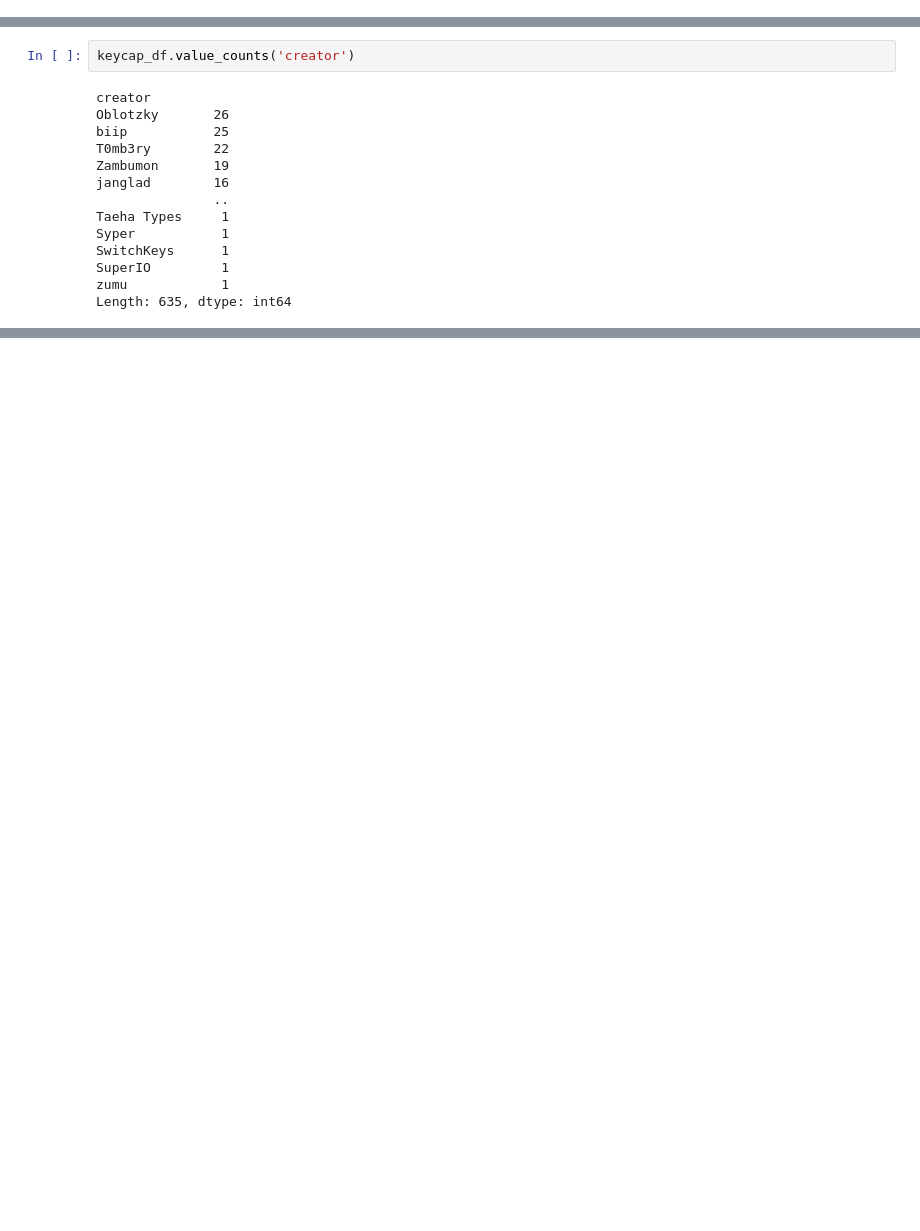
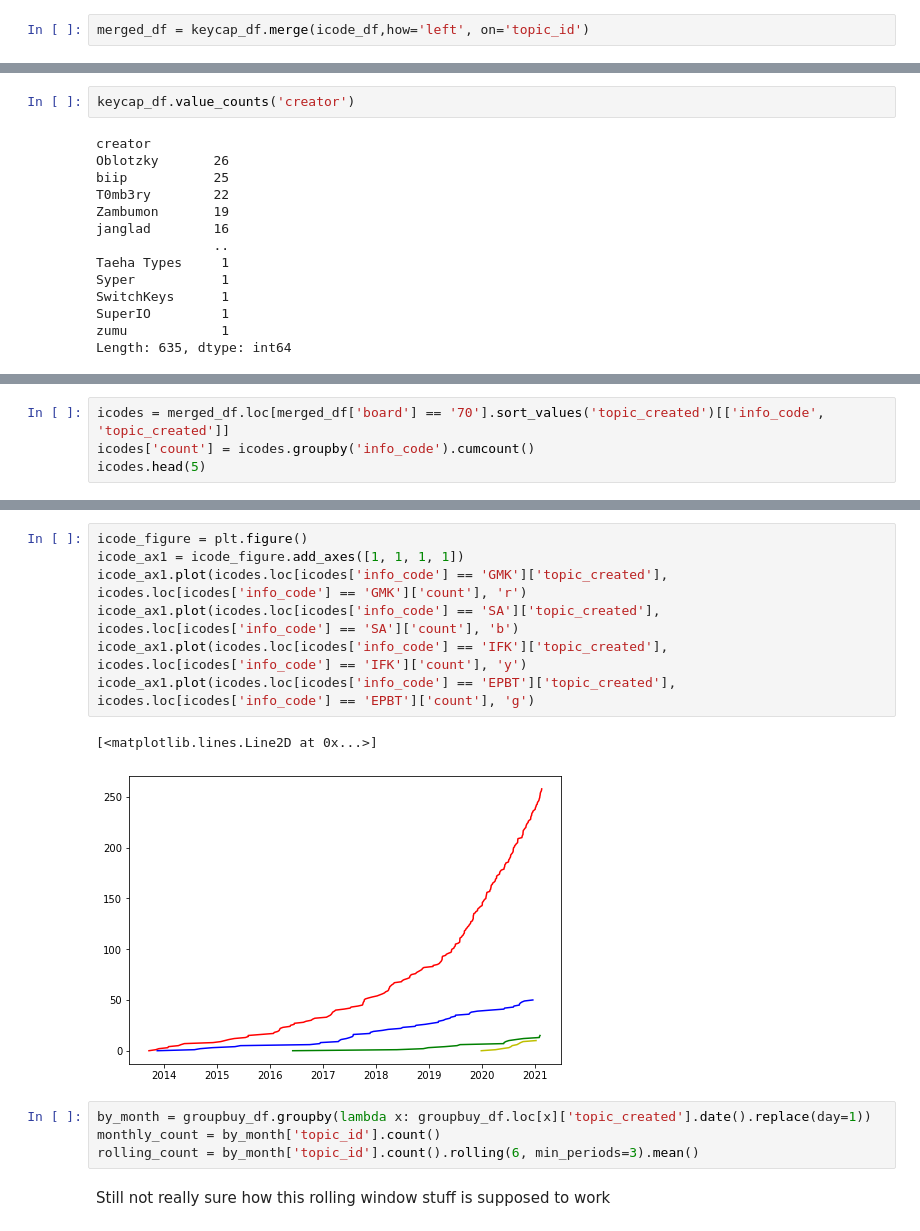
Before and after one commit to mattsalinero/mechanalysis, a Jupyter notebook: mechexplore.ipynb, the cells around one changed output, grey strips where cells are left out. Drawn from its saved outputs; the diff is of its cells as text; blank space fills up the shorter version.

```diff
--- a/mechexplore.ipynb
+++ b/mechexplore.ipynb
@@ -35,0 +93,2 @@ memory usage: 212.0+ KB
+# %%
+merged_df = keycap_df.merge(icode_df,how='left', on='topic_id')
@@ -223,0 +174,4 @@ capdf.to_csv("data/210122topiclist.csv", columns=["topic_id"], index=False)
+# %%
+icodes = merged_df.loc[merged_df['board'] == '70'].sort_values('topic_created')[['info_code', 'topic_created']]
+icodes['count'] = icodes.groupby('info_code').cumcount()
+icodes.head(5)
@@ -223,0 +185,16 @@ capdf.to_csv("data/210122topiclist.csv", columns=["topic_id"], index=False)
+# %%
+icode_figure = plt.figure()
+icode_ax1 = icode_figure.add_axes([1, 1, 1, 1])
+icode_ax1.plot(icodes.loc[icodes['info_code'] == 'GMK']['topic_created'], icodes.loc[icodes['info_code'] == 'GMK']['count'], 'r')
+icode_ax1.plot(icodes.loc[icodes['info_code'] == 'SA']['topic_created'], icodes.loc[icodes['info_code'] == 'SA']['count'], 'b')
+icode_ax1.plot(icodes.loc[icodes['info_code'] == 'IFK']['topic_created'], icodes.loc[icodes['info_code'] == 'IFK']['count'], 'y')
+icode_ax1.plot(icodes.loc[icodes['info_code'] == 'EPBT']['topic_created'], icodes.loc[icodes['info_code'] == 'EPBT']['count'], 'g')
+# %% [output]
+[<matplotlib.lines.Line2D at 0x...>]
+[figure, added]
+# %%
+by_month = groupbuy_df.groupby(lambda x: groupbuy_df.loc[x]['topic_created'].date().replace(day=1))
+monthly_count = by_month['topic_id'].count()
+rolling_count = by_month['topic_id'].count().rolling(6, min_periods=3).mean()
+# %% [markdown]
+Still not really sure how this rolling window stuff is supposed to work
```
Also changed, not shown: parts of 33 cells of this notebook, 1 other file.
